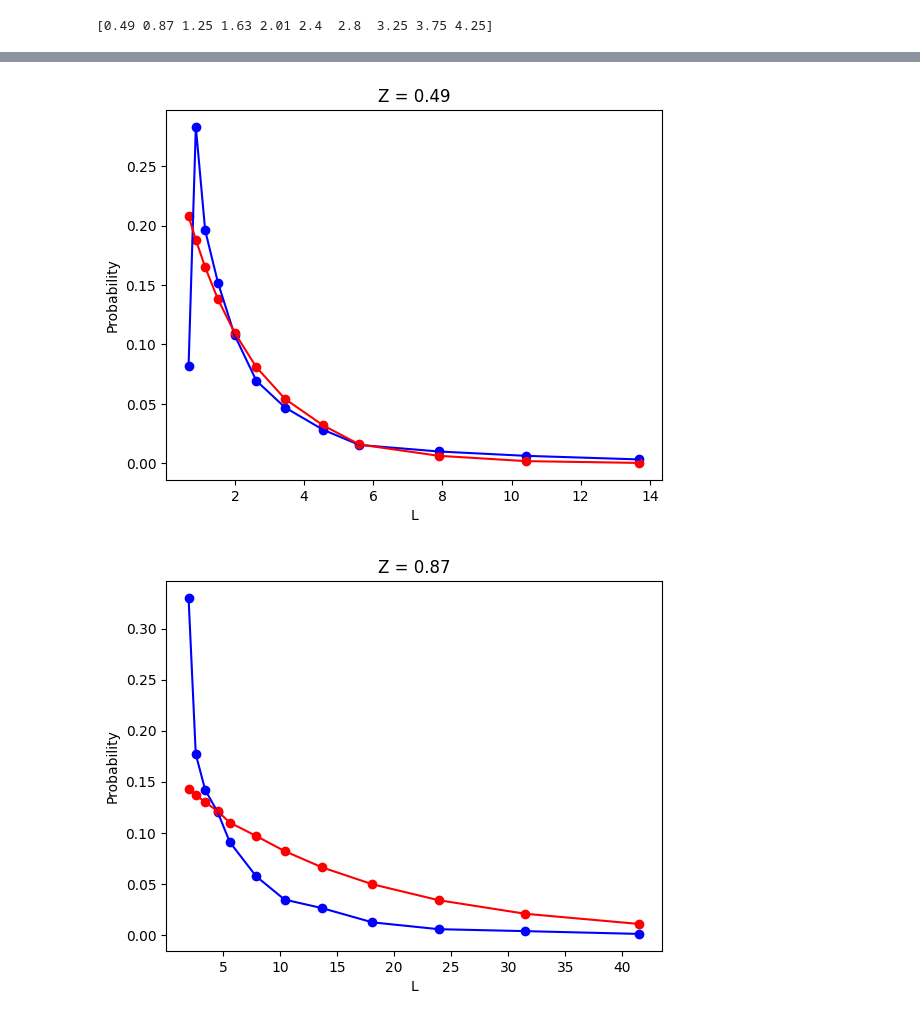
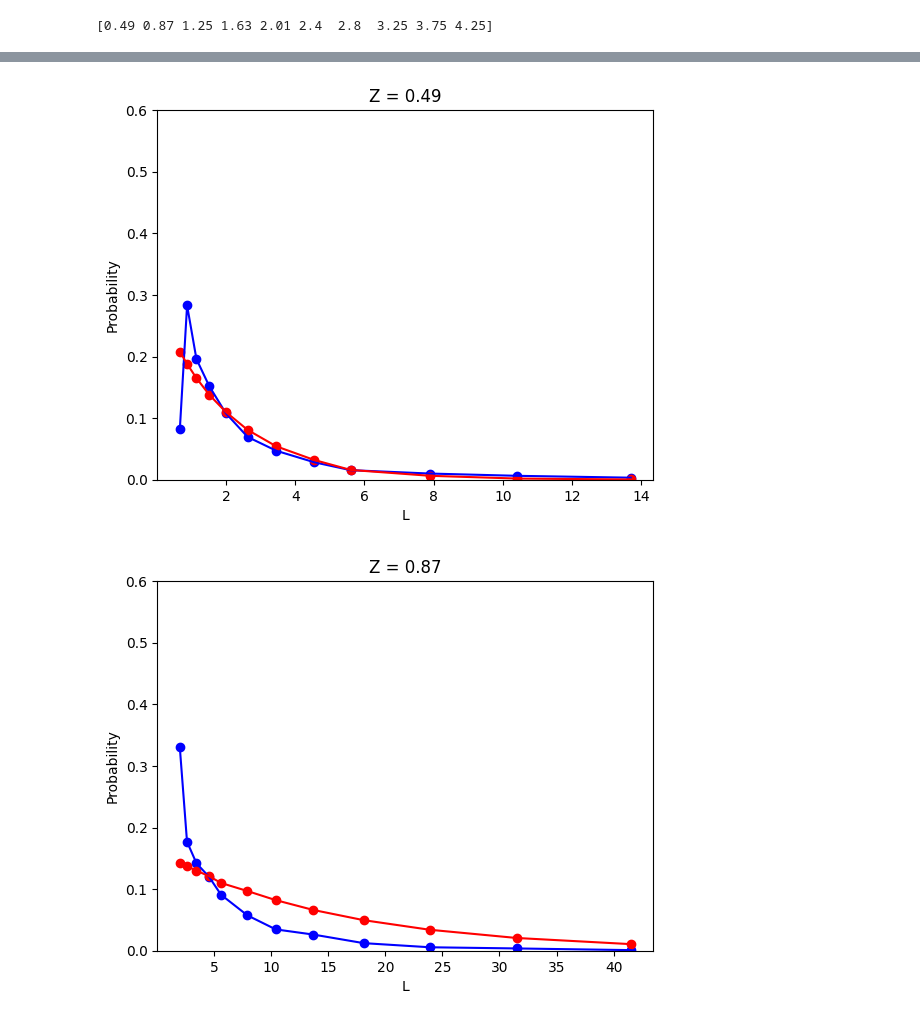
Before and after one commit to rubenskaiserman/astro-test, a Jupyter notebook: analysis.ipynb, the cells around one changed output, grey strips where cells are left out. Drawn from its saved outputs; the diff is of its cells as text; code cells hidden in the pictures.

```diff
--- a/analysis.ipynb
+++ b/analysis.ipynb
@@ -100,17 +100,20 @@ for z in Z:
 # %%
 max_limit = 0.6
 for z in Z:
+    if z >= 2.8:
+        max_limit = 0.75
     x = df.where(df['Z'] == z).dropna()['L(x10^30)(ergs^-1 Hz^-1)']
     y_exp = df.where(df['Z'] == z).dropna()['Probability']
     y_theo = df.where(df['Z'] == z).dropna()['Probability MaxEnt']
     plt.scatter(x, y_exp, label='Experimental', color='blue')
     plt.scatter(x, y_theo, label='Theoretical', color='red')
+    plt.ylim(0, max_limit)
     plt.plot(x, y_exp, label='Experimental', color='blue')
     plt.plot(x, y_theo, label='Theoretical', color='red')
     plt.xlabel('L')
     plt.ylabel('Probability')
     plt.title('Z = ' + str(z))
     plt.show()
 # %% [output]
-[figure, old version]
+[figure, new version]
-[figure, old version]
+[figure, new version]
```
Also changed, not shown: parts of 3 cells of this notebook.
